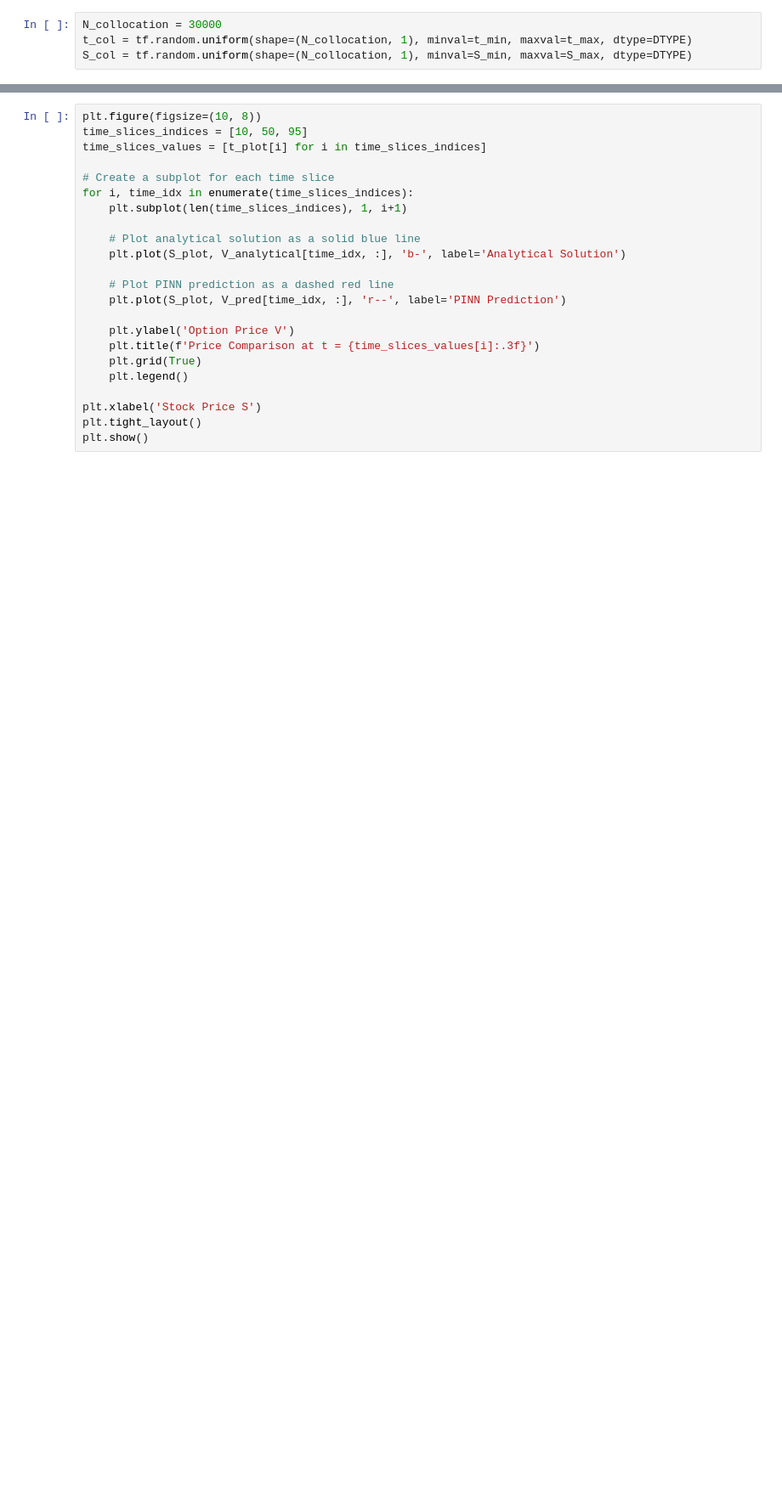
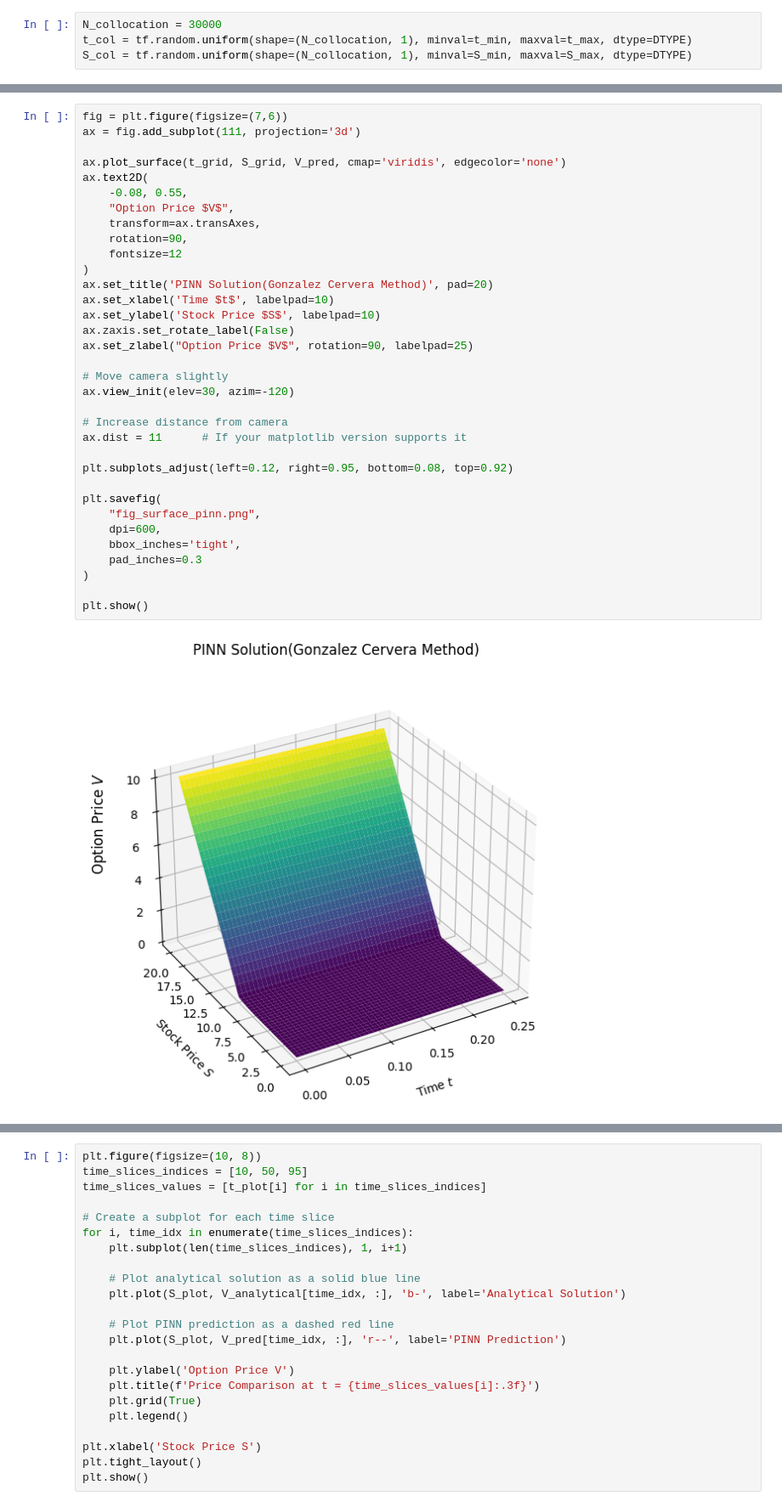
Before and after one commit to Code-With-Aagam/M.Tech_Thesis_Code, a Jupyter notebook: Black_Scholes_Thesis_Full_Code.ipynb, the cells around one changed output, grey strips where cells are left out. Shown at 85% size. Saved outputs shown, nothing was run; the diff lists cells and outputs as text; blank space fills up the shorter version.

```diff
--- a/Black_Scholes_Thesis_Full_Code.ipynb
+++ b/Black_Scholes_Thesis_Full_Code.ipynb
@@ -191,0 +209,36 @@ plt.show()
+# %%
+fig = plt.figure(figsize=(7,6))
+ax = fig.add_subplot(111, projection='3d')
+
+ax.plot_surface(t_grid, S_grid, V_pred, cmap='viridis', edgecolor='none')
+ax.text2D(
+    -0.08, 0.55,
+    "Option Price $V$",
+    transform=ax.transAxes,
+    rotation=90,
+    fontsize=12
+)
+ax.set_title('PINN Solution(Gonzalez Cervera Method)', pad=20)
+ax.set_xlabel('Time $t$', labelpad=10)
+ax.set_ylabel('Stock Price $S$', labelpad=10)
+ax.zaxis.set_rotate_label(False)
+ax.set_zlabel("Option Price $V$", rotation=90, labelpad=25)
+
+# Move camera slightly
+ax.view_init(elev=30, azim=-120)
+
+# Increase distance from camera
+ax.dist = 11      # If your matplotlib version supports it
+
+plt.subplots_adjust(left=0.12, right=0.95, bottom=0.08, top=0.92)
+
+plt.savefig(
+    "fig_surface_pinn.png",
+    dpi=600,
+    bbox_inches='tight',
+    pad_inches=0.3
+)
+
+plt.show()
+# %% [output]
+[figure, added]
```
Also changed, not shown: parts of 48 cells of this notebook.
